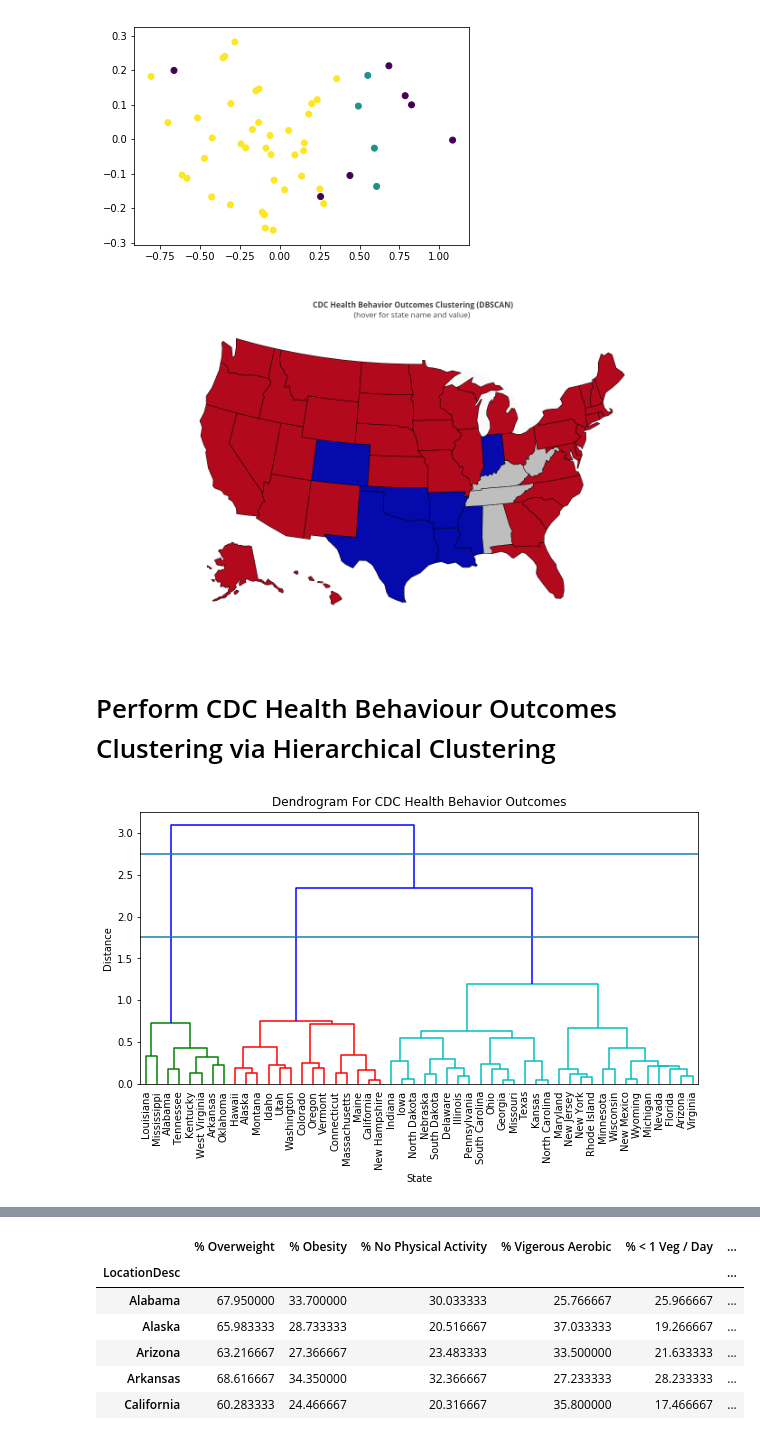
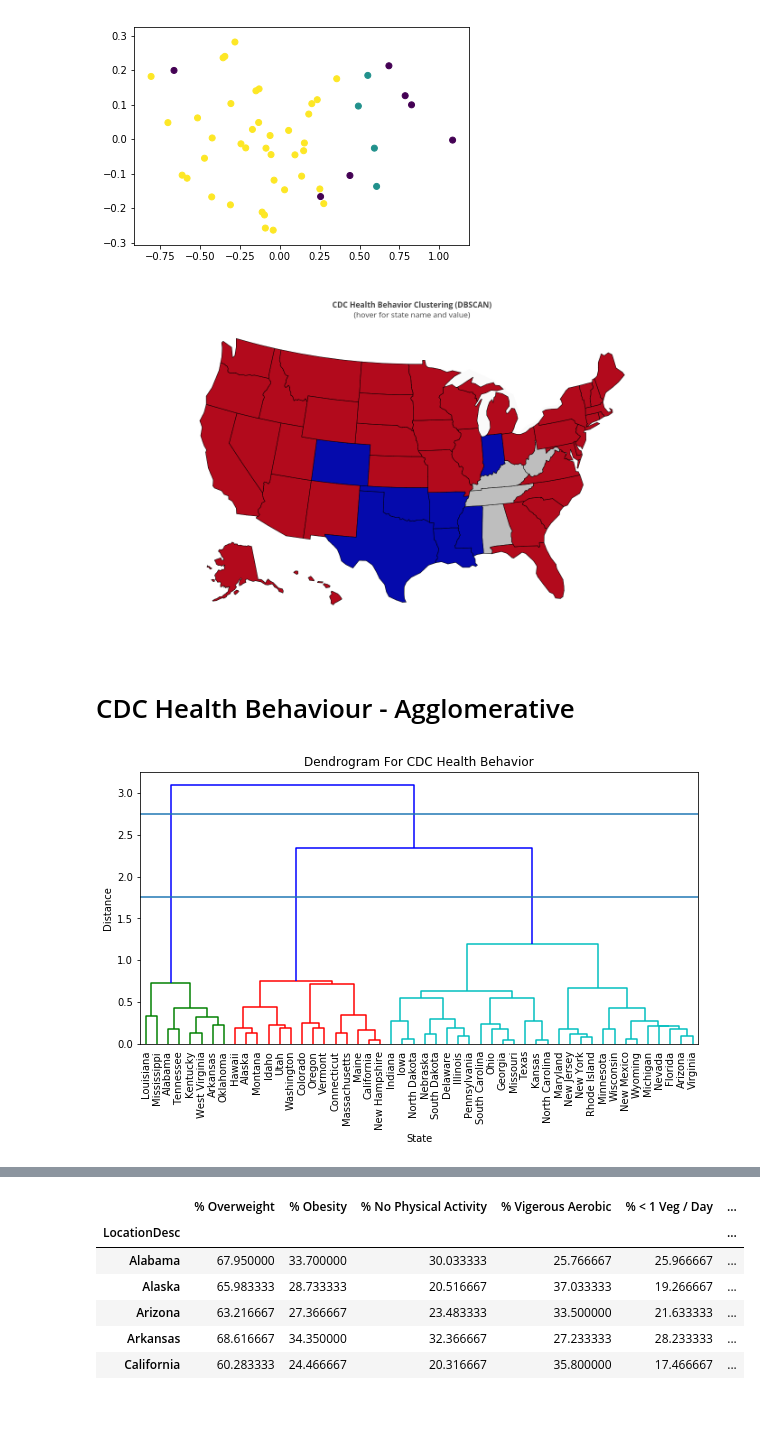
Before and after one commit to alankritjoshi/cs6220f17project2, a Jupyter notebook: 02_working/process_dataset.ipynb, the cells around one changed output, grey strips where cells are left out. Drawn from its saved outputs; the diff is of its cells as text; code cells hidden in the pictures; blank space fills up the shorter version.

```diff
--- a/02_working/process_dataset.ipynb
+++ b/02_working/process_dataset.ipynb
@@ -966,7 +968,7 @@ choropleth = [dict(type='choropleth',
 #                    colorbar=dict(title=" cluster ")
                   )]
 
-layout = dict(title='<b>%s</b><br>(hover for state name and value)' % (" CDC Health Behavior Outcomes Clustering (DBSCAN)",),
+layout = dict(title='<b>%s</b><br>(hover for state name and value)' % ("CDC Health Behavior Clustering (DBSCAN)",),
               width= 1400,
               height= 800,
               geo = dict(scope="usa",
@@ -981,20 +983,20 @@ layout = dict(title='<b>%s</b><br>(hover for state name and value)' % (" CDC Hea
 fig = dict(data=choropleth, layout=layout)
 show_on_notebook(fig)
 # %% [output]
-[figure, old version]
+[figure, new version]
 # %% [markdown]
-# Perform CDC Health Behaviour Outcomes Clustering via Hierarchical Clustering
+# CDC Health Behaviour - Agglomerative
 # %%
 # plot dendrogram to find optimum number of clusters
 z = linkage(cdc_risk_data_norm, 'ward')
 plt.figure(figsize=(10,5))
 dendrogram(z, leaf_rotation=90., leaf_font_size=10., show_contracted=True, labels = cdc_risk_data_norm.index)
-plt.title("Dendrogram For CDC Health Behavior Outcomes")
+plt.title("Dendrogram For CDC Health Behavior")
 plt.xlabel('State')
 plt.ylabel('Distance')
 plt.axhline(y = 1.75)
 plt.axhline(y = 2.75)
 plt.show()
 # %% [output]
-[figure, old version]
+[figure, new version]
 # %% [markdown]
```
Also changed, not shown: parts of 38 cells of this notebook, 15 other files.
